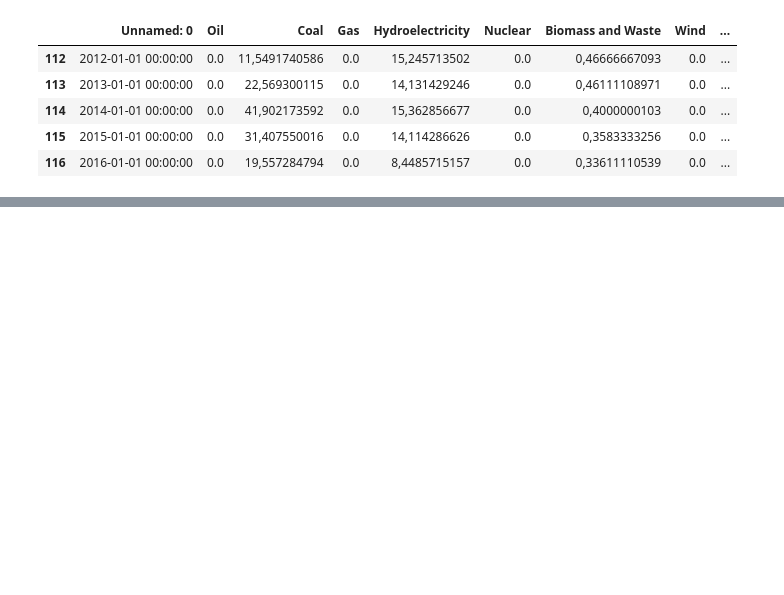
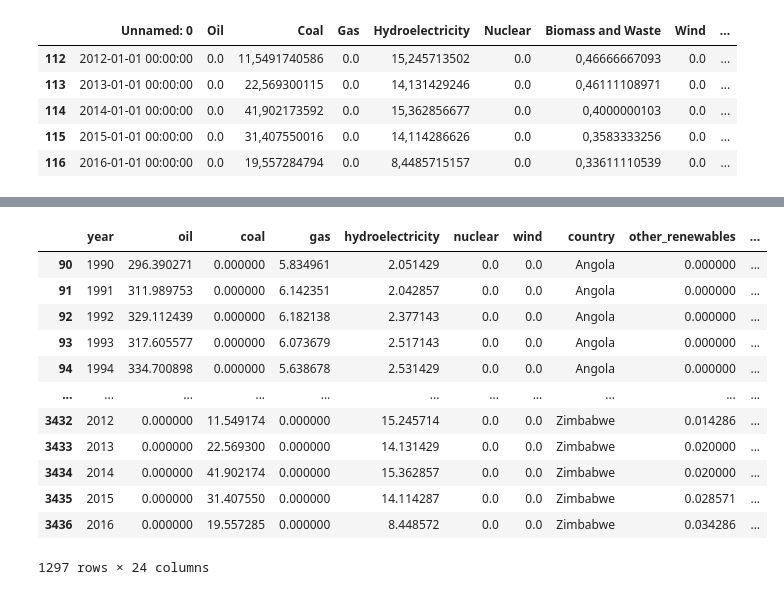
Before and after one commit to TeamGreenWave/capstone_project, a Jupyter notebook: africa_prod_data_SLS.ipynb, the cells around one changed output, grey strips where cells are left out. Saved outputs shown, nothing was run; the diff lists cells and outputs as text; code cells hidden in the pictures; blank space fills up the shorter version.

Commit message:
almost finished prep for africa primary production energy merge

```diff
--- a/africa_prod_data_SLS.ipynb
+++ b/africa_prod_data_SLS.ipynb
@@ -249,0 +673,4 @@ df_zimbabwe.tail()
+# %%
+africa_frame3['fossil_fuels_prod'] = africa_frame3['oil']+africa_frame3['gas']+africa_frame3['coal']
+africa_frame3['renewables_prod'] = africa_frame3['wind']+africa_frame3['hydroelectricity']+africa_frame3['biofuel_generation']+africa_frame3['other_renewables']
+africa_frame3[['fossil_fuels_prod','renewables_prod', 'nuclear','total_prod']]
@@ -249,0 +703,7 @@ df_zimbabwe.tail()
+# %%
+africa_frame3['renewables_share_energy'] = africa_frame3['renewables_prod']/africa_frame3['total_prod']
+africa_frame3['fossil_fuels_share_energy'] = africa_frame3['fossil_fuels_prod']/africa_frame3['total_prod']
+africa_frame3['agg_control'] = africa_frame3['renewables_share_energy']+africa_frame3['fossil_fuels_share_energy']+africa_frame3['nuclear_share_energy']
+
+#africa_frame3[africa_frame3['agg_control']>=1.0000000000000001]
+#with control there is the same problem with the previous control  but since the deviation is insignificantly small (less than 1/1.000.000.000), i can be neglected
@@ -249,0 +735,22 @@ df_zimbabwe.tail()
+# %%
+#copying frame3 to not have to run all cells up to now again
+africa_frame4 = africa_frame3
+# %%
+#dropping unnecessary columns
+africa_frame4 = africa_frame4.drop(['biomass_and_waste','fuel_ethanol','geothermal','solar__tide__wave__fuel_cell','biodiesel'],axis = 1)
+# %%
+africa_frame4.drop('agg_control',axis = 1)
+# %% [output]
+|  | year | oil | coal | gas | hydroelectricity | nuclear | wind | country | other_renewables | ... |
+| 90 | 1990 | 296.390271 | 0.000000 | 5.834961 | 2.051429 | 0.0 | 0.0 | Angola | 0.000000 | ... |
+| 91 | 1991 | 311.989753 | 0.000000 | 6.142351 | 2.042857 | 0.0 | 0.0 | Angola | 0.000000 | ... |
+| 92 | 1992 | 329.112439 | 0.000000 | 6.182138 | 2.377143 | 0.0 | 0.0 | Angola | 0.000000 | ... |
+| 93 | 1993 | 317.605577 | 0.000000 | 6.073679 | 2.517143 | 0.0 | 0.0 | Angola | 0.000000 | ... |
+| 94 | 1994 | 334.700898 | 0.000000 | 5.638678 | 2.531429 | 0.0 | 0.0 | Angola | 0.000000 | ... |
+| ... | ... | ... | ... | ... | ... | ... | ... | ... | ... | ... |
+| 3432 | 2012 | 0.000000 | 11.549174 | 0.000000 | 15.245714 | 0.0 | 0.0 | Zimbabwe | 0.014286 | ... |
+| 3433 | 2013 | 0.000000 | 22.569300 | 0.000000 | 14.131429 | 0.0 | 0.0 | Zimbabwe | 0.020000 | ... |
+| 3434 | 2014 | 0.000000 | 41.902174 | 0.000000 | 15.362857 | 0.0 | 0.0 | Zimbabwe | 0.020000 | ... |
+| 3435 | 2015 | 0.000000 | 31.407550 | 0.000000 | 14.114287 | 0.0 | 0.0 | Zimbabwe | 0.028571 | ... |
+| 3436 | 2016 | 0.000000 | 19.557285 | 0.000000 | 8.448572 | 0.0 | 0.0 | Zimbabwe | 0.034286 | ... |
+1297 rows × 24 columns
```
Also changed, not shown: parts of 50 cells of this notebook, 2 other files.
